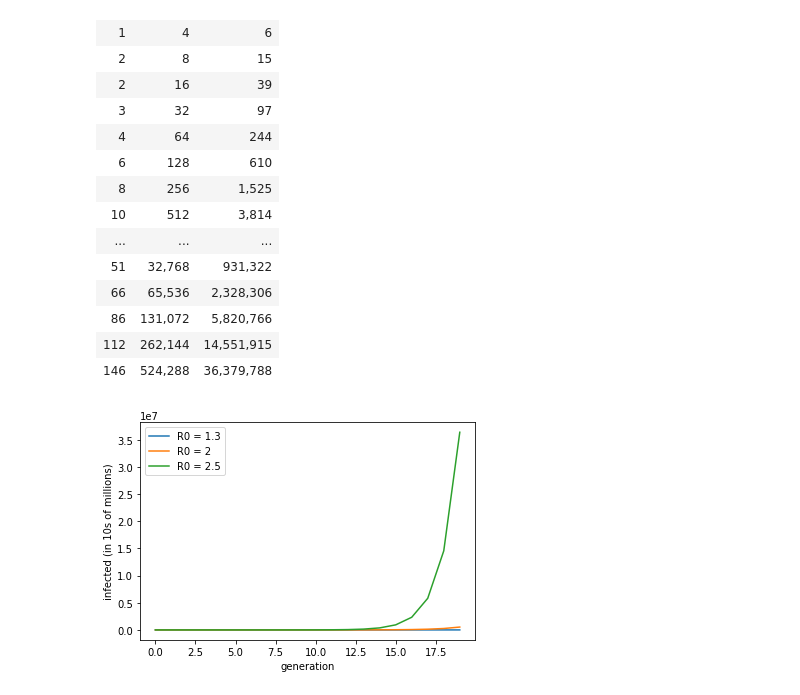
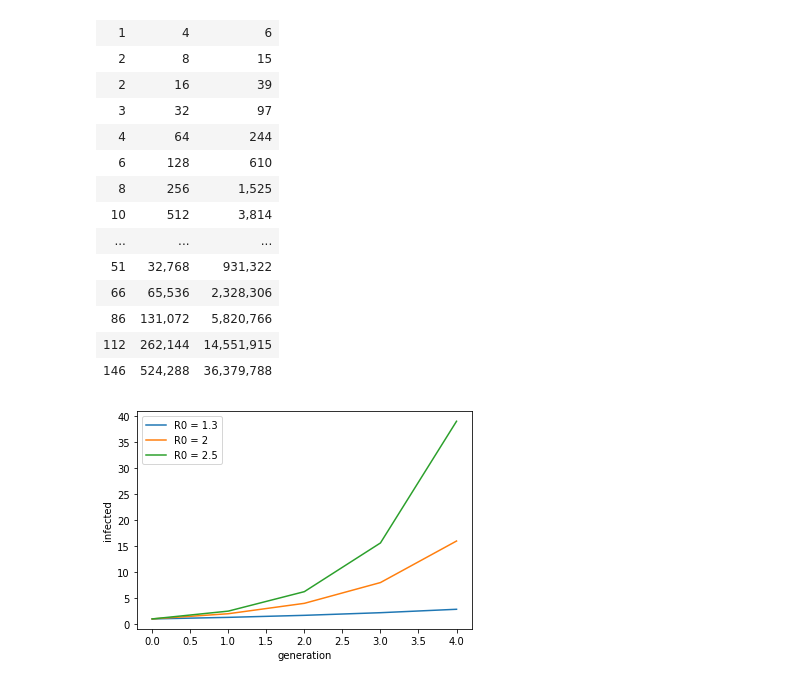
Before and after one commit to dmoney/covidplots, a Jupyter notebook: simple_explonential_r0.ipynb, the cells around one changed output. Saved outputs shown, nothing was run; the diff lists cells and outputs as text; code cells hidden in the pictures.

Commit message:
separate plots for first 5, 10, 20 generations

```diff
--- a/simple_explonential_r0.ipynb
+++ b/simple_explonential_r0.ipynb
@@ -54,12 +54,15 @@ display(HTML(tabulate.tabulate(display_rows, tablefmt='html')))
 import matplotlib.pyplot as plt
 import numpy as np
 # %%
-plt.plot(rows)
-plt.xlabel("generation")
-# seems to be showing it in 10s of millions for some reason
-plt.ylabel("infected (in 10s of millions)")
-line_labels = [f"R0 = {rvalue}" for rvalue in r]
-plt.legend(line_labels)
-plt.show()
+def do_plot(rows, ylabel="infected"):
+    plt.plot(rows)
+    plt.xlabel("generation")
+    plt.ylabel(ylabel)
+    line_labels = [f"R0 = {rvalue}" for rvalue in r]
+    plt.legend(line_labels)
+    plt.show()
-# %% [output]
-[figure, removed]
+# %%
+# plot first five generations
+do_plot(rows[:5])
+# %% [output]
+[figure, added]
```
Also changed, not shown: parts of 2 cells of this notebook.
